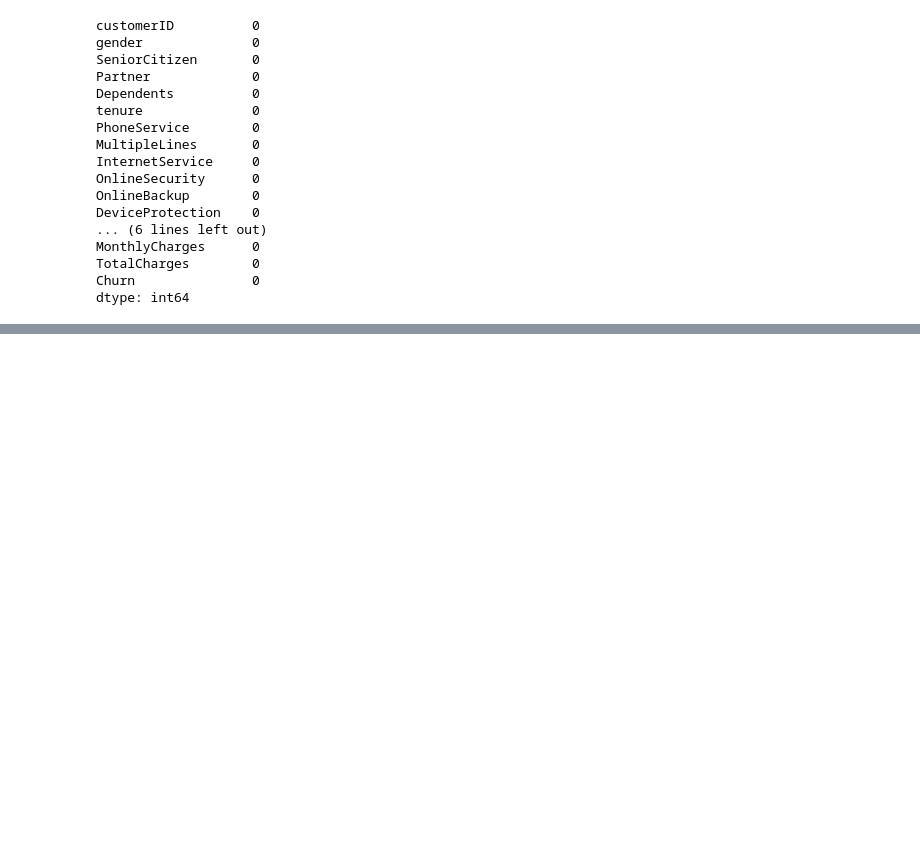
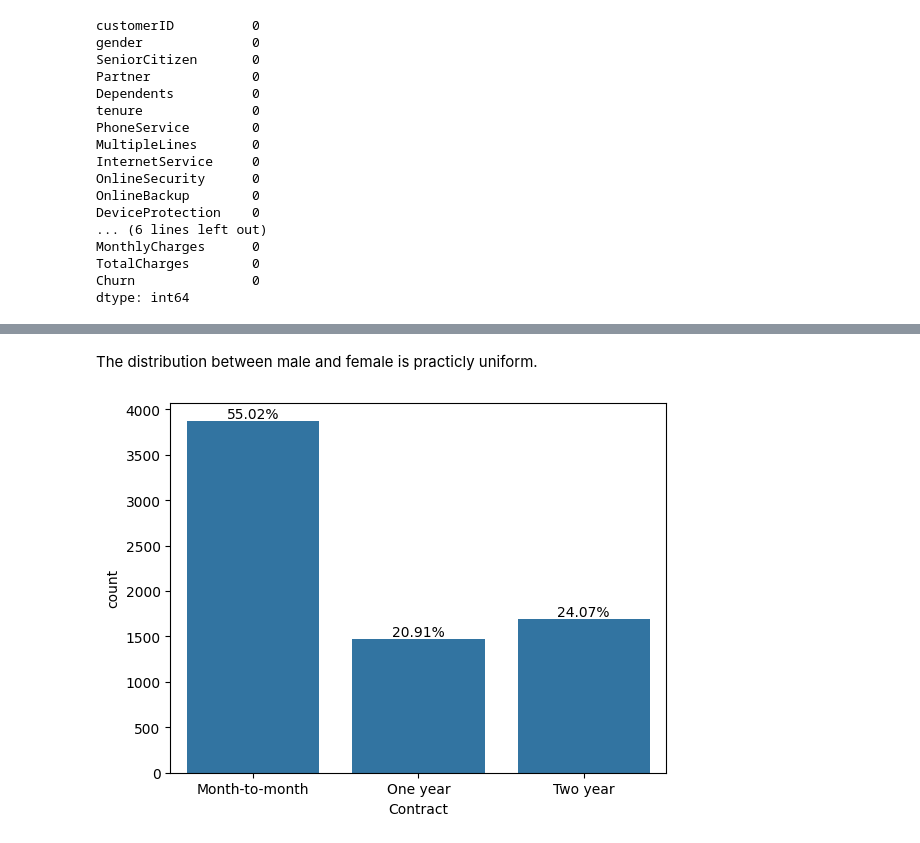
Before and after one commit to andreuolaortua/Machine-Learning, a Jupyter notebook: Project 16 - Churn Prediction/Churn_Prediction.ipynb, the cells around one changed output, grey strips where cells are left out. Cells and saved outputs as stored; diff of their text form; code cells hidden in the pictures; blank space fills up the shorter version.

```diff
--- a/Project 16 - Churn Prediction/Churn_Prediction.ipynb
+++ b/Project 16 - Churn Prediction/Churn_Prediction.ipynb
@@ -158,0 +318,14 @@ Name: count, dtype: int64
+# %% [markdown]
+The distribution between male and female is practicly uniform.
+# %%
+contract_distribution = sns.countplot(x='Contract', data=data)
+
+for p in contract_distribution.patches:
+    percentage = f'{100 * p.get_height() / total:.2f}%'
+    x = p.get_x() + p.get_width() / 2
+    y = p.get_height()
+    contract_distribution.annotate(percentage, (x, y), ha='center', va='bottom', fontsize=10, color='black')
+
+plt.show()
+# %% [output]
+[figure, added]
```
Also changed, not shown: parts of 54 cells of this notebook.
